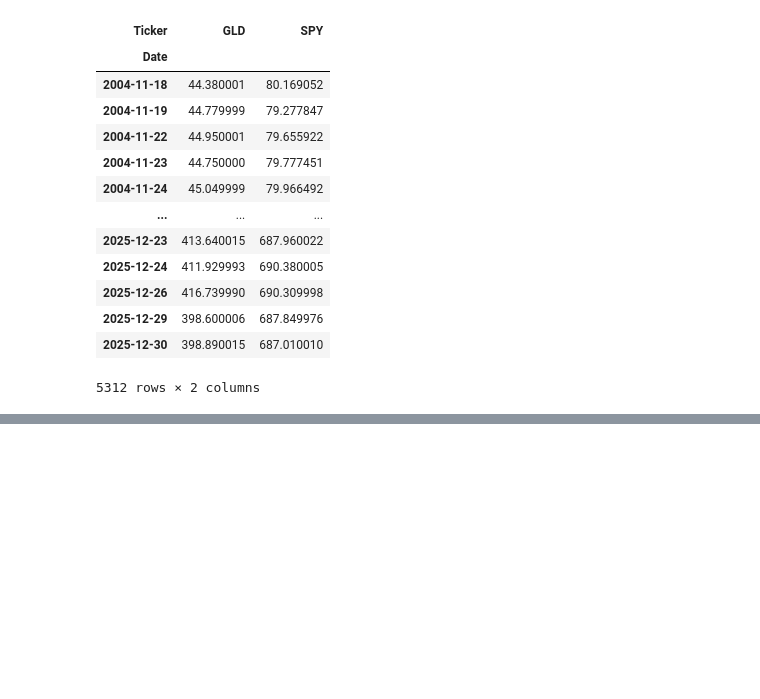
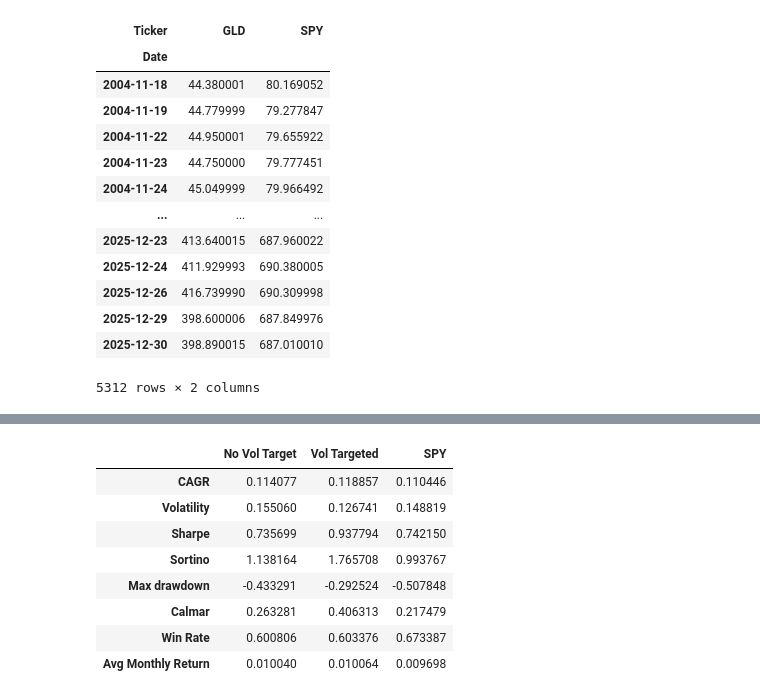
Before and after one commit to shaliniscode/strategy, a Jupyter notebook: Rotation_SPY_GLD.ipynb, the cells around one changed output, grey strips where cells are left out. Drawn from its saved outputs; the diff is of its cells as text; code cells hidden in the pictures; blank space fills up the shorter version.

```diff
--- a/Rotation_SPY_GLD.ipynb
+++ b/Rotation_SPY_GLD.ipynb
@@ -117,0 +268,3 @@ strategy.rotation_strategy(6)
+# %%
+performance_vt = strategy.performance_metrics(strategy_vt, 12)
+performance_vt
@@ -117,0 +281,3 @@ strategy.rotation_strategy(6)
+# %%
+performance = strategy.performance_metrics(strategy_returns, 12)
+performance
@@ -117,0 +313,14 @@ strategy.rotation_strategy(6)
+# %%
+summary = pd.concat([performance, performance_vt, perfomance_spy], axis =1)
+summary.columns = ["No Vol Target", "Vol Targeted", "SPY"]
+summary
+# %% [output]
+|  | No Vol Target | Vol Targeted | SPY |
+| CAGR | 0.114077 | 0.118857 | 0.110446 |
+| Volatility | 0.155060 | 0.126741 | 0.148819 |
+| Sharpe | 0.735699 | 0.937794 | 0.742150 |
+| Sortino | 1.138164 | 1.765708 | 0.993767 |
+| Max drawdown | -0.433291 | -0.292524 | -0.507848 |
+| Calmar | 0.263281 | 0.406313 | 0.217479 |
+| Win Rate | 0.600806 | 0.603376 | 0.673387 |
+| Avg Monthly Return | 0.010040 | 0.010064 | 0.009698 |
```
Also changed, not shown: parts of 6 cells of this notebook.
